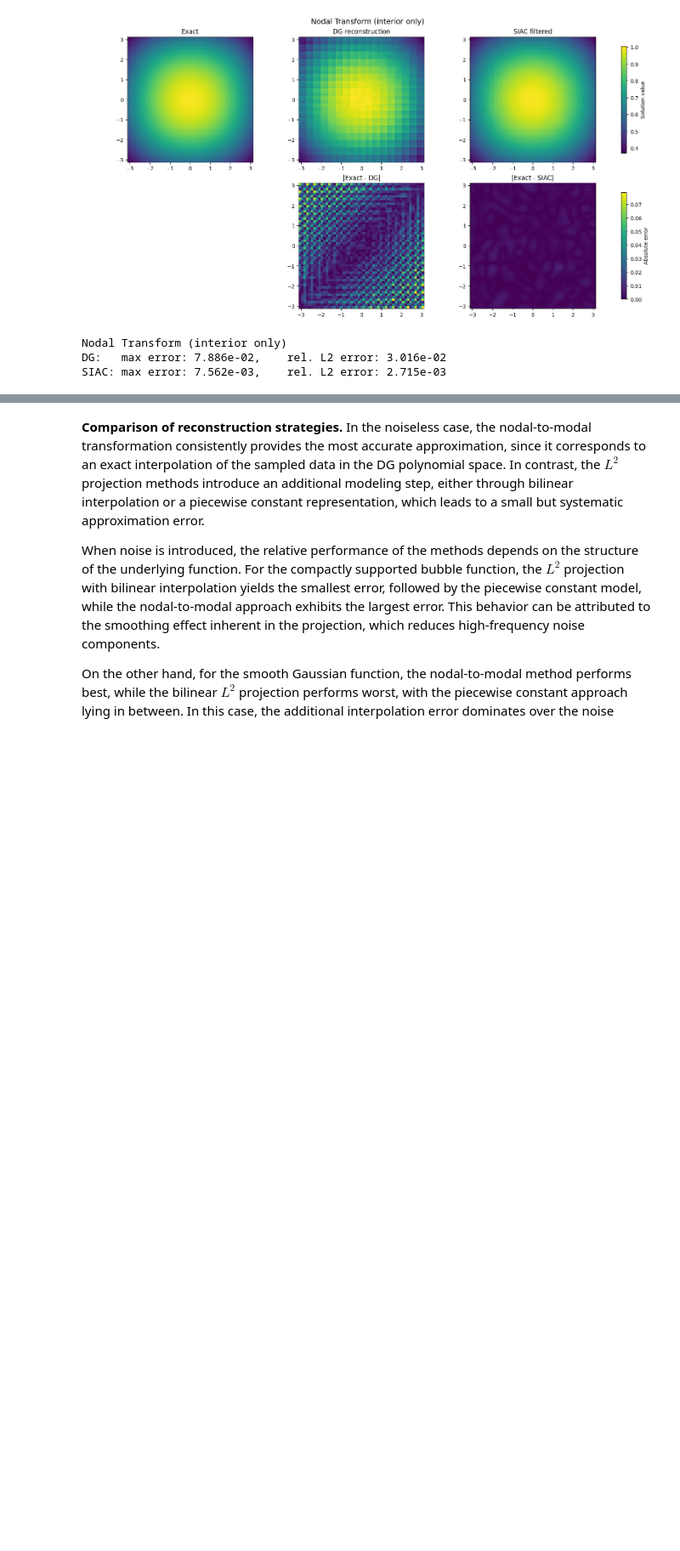
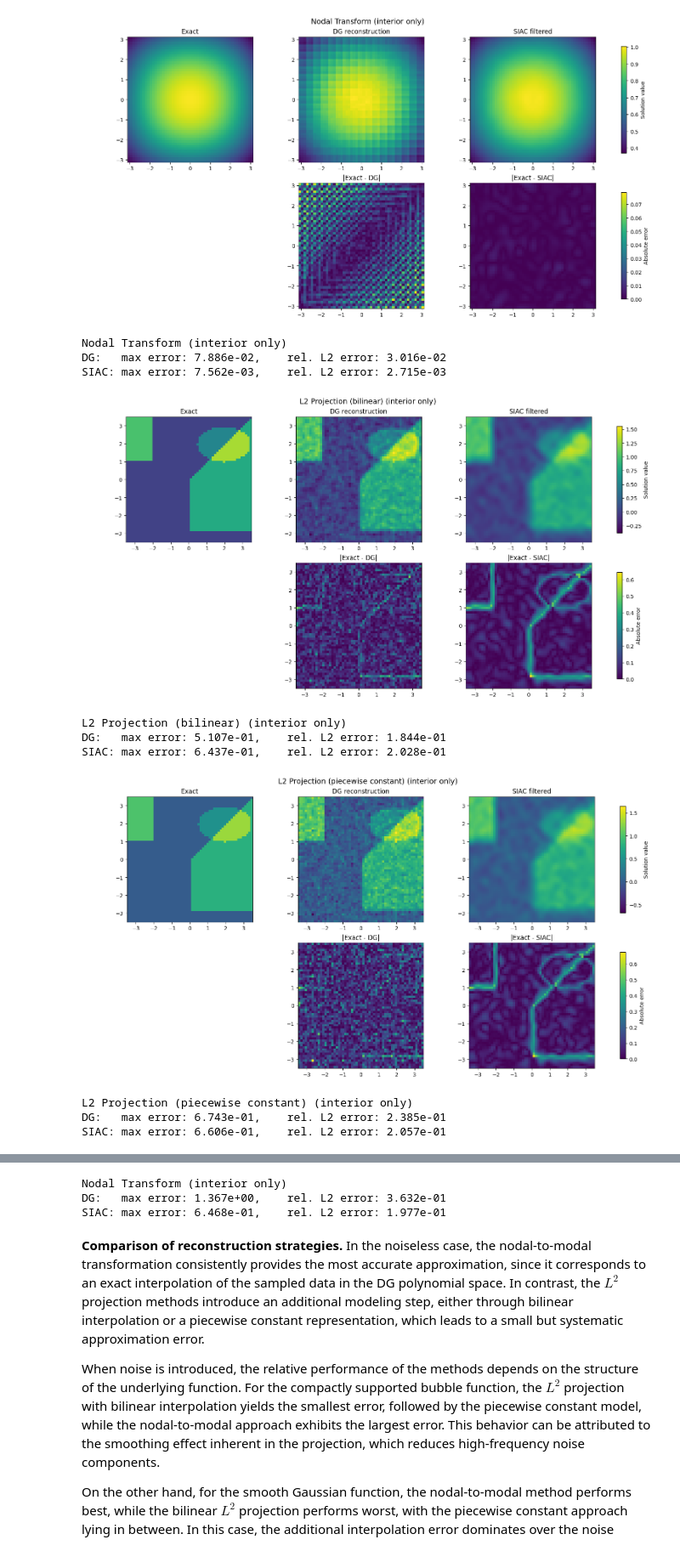
Before and after one commit to AdamHopkinss/SIAC-CT-Reconstruction, a Jupyter notebook: notebooks/test_siac_modal.ipynb, the cells around one changed output, grey strips where cells are left out. Shown at 85% size. Drawn from its saved outputs; the diff is of its cells as text; code cells hidden in the pictures; blank space fills up the shorter version.

Commit message:
Added an additional testing/comparing for 2D SIAC implementation in test_siac_modal.ipynb

```diff
--- a/notebooks/test_siac_modal.ipynb
+++ b/notebooks/test_siac_modal.ipynb
@@ -481,7 +502,7 @@ SIAC: max error: 1.540e-03,    rel. L2 error: 1.036e-03
 ### With noise
 # %%
 # 2D testing
-def add_noise(u, dx, dy, deg, sigma=1.0, seed=0):
+def add_noise(u, dx, dy, deg, sigma=1.0, sigma_factor=None, seed=0):
     """
     Add Gaussian noise scaled like h^(DG order)
     """
@@ -489,8 +510,14 @@ def add_noise(u, dx, dy, deg, sigma=1.0, seed=0):
 
     h = np.sqrt(dx**2 + dy**2)
     scale = sigma * h**(deg + 1)
+
+    # Validate sigma_factor
+    if sigma_factor is not None:
+        if not isinstance(sigma_factor, (int, float, np.floating)):
+            raise ValueError("sigma_factor must be a number (int or float)")
+        scale *= sigma_factor
+
     return u + scale * rng.standard_normal(u.shape)
-
 
 xmin, xmax = -5, 5
 ymin, ymax = -5, 5
@@ -624,3 +651,60 @@ SIAC: max error: 6.468e-03,    rel. L2 error: 2.805e-03
 Nodal Transform (interior only)
 DG:   max error: 7.886e-02,    rel. L2 error: 3.016e-02
 SIAC: max error: 7.562e-03,    rel. L2 error: 2.715e-03
+# %%
+
+domain = (xmin, xmax, ymin, ymax)
+u_exact = fexact2D_composite(X, Y, domain)
+
+
+u_data = add_noise(u_exact,
+                   dx = xgrid[1] - xgrid[0],
+                   dy = ygrid[1] - ygrid[0],
+                   deg = deg,
+                   sigma = 1.0,
+                   sigma_factor=10**1.5)
+
+# DG polynomial degree
+deg = 2
+
+# l2 projection
+# Bilinear interpolator
+dg_l2_bilinear = l2_project_image_to_dg(recon=u_data, xlim=(xmin, xmax), ylim=(ymin, ymax), deg=deg, mode="bilinear")
+# Piecewise constant
+dg_l2_const = l2_project_image_to_dg(recon=u_data, xlim=(xmin, xmax), ylim=(ymin, ymax), deg=deg, mode="piecewise_constant")
+
+# nodal interpretation: nodal --> modal transform
+dg_transform = nodal_image_to_dg(recon=u_data, xlim=(xmin, xmax), ylim=(ymin, ymax), deg=deg)
+
+
+# Immediate evaluation
+U_l2_bilinear = eval_dg_modal(dg_l2_bilinear, X, Y)
+U_l2_const = eval_dg_modal(dg_l2_const, X, Y)
+U_transform = eval_dg_modal(dg_transform, X, Y)
+
+# Apply SIAC to both
+moments = 2 * deg
+BSorder = 2
+
+Ustar_l2_bilinear = apply_siac_modal_dg(dg_l2_bilinear, moments=moments, BSorder=BSorder)
+Ustar_l2_const = apply_siac_modal_dg(dg_l2_const, moments=moments, BSorder=BSorder)
+Ustar_transform = apply_siac_modal_dg(dg_transform, moments=moments, BSorder=BSorder)
+
+order = deg + 1
+halfker = int(np.ceil((moments + BSorder)/2)) + 1
+internal_only = (True, halfker)
+
+plot_siac_results_2d(X, Y, u_exact, U_l2_bilinear, Ustar_l2_bilinear, order, internal_only, title_prefix="L2 Projection (bilinear)")
+
+plot_siac_results_2d(X, Y, u_exact, U_l2_const, Ustar_l2_const, order, internal_only, title_prefix="L2 Projection (piecewise constant)")
+
+plot_siac_results_2d(X, Y, u_exact, U_transform, Ustar_transform, order, internal_only, title_prefix="Nodal Transform")
+# %% [output]
+[figure, added]
+L2 Projection (bilinear) (interior only)
+DG:   max error: 5.107e-01,    rel. L2 error: 1.844e-01
+SIAC: max error: 6.437e-01,    rel. L2 error: 2.028e-01
+[figure, added]
+L2 Projection (piecewise constant) (interior only)
+DG:   max error: 6.743e-01,    rel. L2 error: 2.385e-01
+SIAC: max error: 6.606e-01,    rel. L2 error: 2.057e-01
@@ -627,3 +712,6 @@ SIAC: max error: 7.562e-03,    rel. L2 error: 2.715e-03
+Nodal Transform (interior only)
+DG:   max error: 1.367e+00,    rel. L2 error: 3.632e-01
+SIAC: max error: 6.468e-01,    rel. L2 error: 1.977e-01
 # %% [markdown]
 **Comparison of reconstruction strategies.**
 In the noiseless case, the nodal-to-modal transformation consistently provides the most accurate approximation, since it corresponds to an exact interpolation of the sampled data in the DG polynomial space. In contrast, the $L^2$ projection methods introduce an additional modeling step, either through bilinear interpolation or a piecewise constant representation, which leads to a small but systematic approximation error.
```
Also changed, not shown: parts of 5 cells of this notebook.
